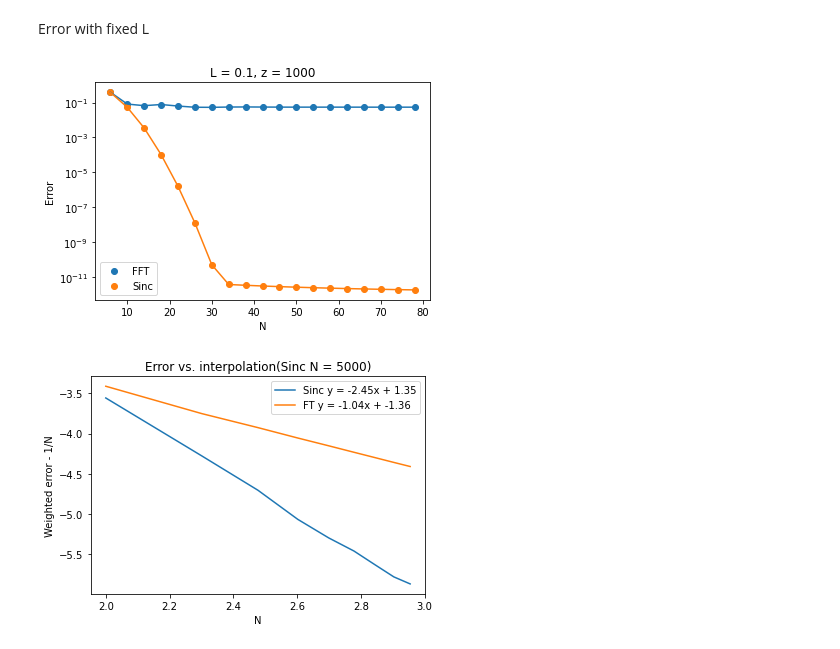
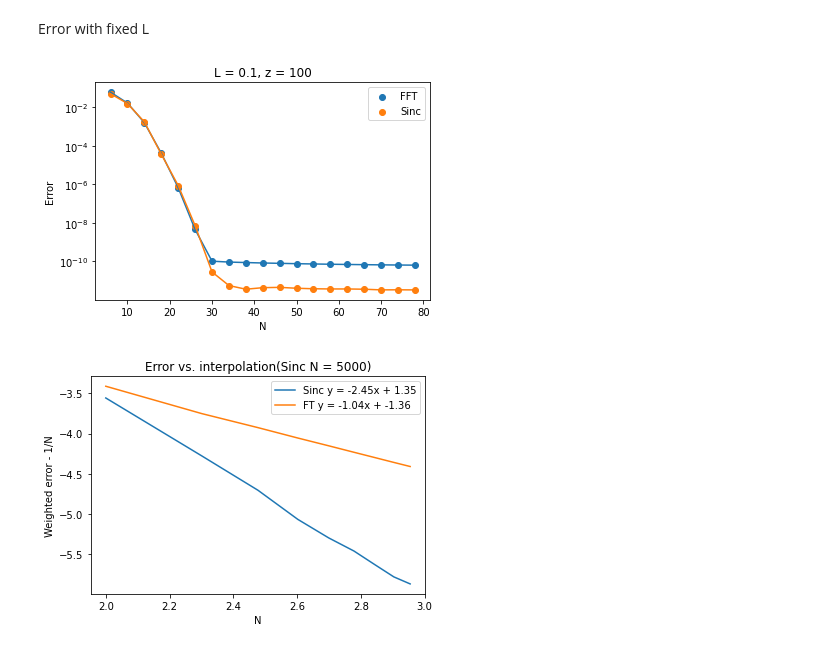
Before and after one commit to TeddyMeissner/Diffraction-Integral, a Jupyter notebook: Code/comparison_plots.ipynb, the cells around one changed output. Saved outputs shown, nothing was run; the diff lists cells and outputs as text; code cells hidden in the pictures.

```diff
--- a/Code/comparison_plots.ipynb
+++ b/Code/comparison_plots.ipynb
@@ -69,7 +69,7 @@ grid_four = []
 for N in range(20,70,4):
     dx = 1e-3
     L = N*dx
-    z = 500
+    z = 100
     lam = 1e-6
     initial = gaussian(L,N,lam,z)
 
@@ -108,37 +108,37 @@ grid_N = []
 for N in range(6,80,4):
     L = 1e-1
     dx = L/N
-    z = 1000
+    z = 100
     lam = 1e-6
 
     initial = gaussian(L,N,lam,z)
 
     solutions = Diffraction(initial,L,N,lam,z)
 
     sinc_sol = solutions.sinc_solution()
 
     analytic_sol = gaussian_analytic(L,N,lam,z)
 
     error_sinc.append(np.linalg.norm(abs(sinc_sol) - abs(analytic_sol))/np.linalg.norm(abs(analytic_sol)))
 
     fft_sol = solutions.fft_solution()
 
     error_fft.append(np.linalg.norm(abs(fft_sol) - abs(analytic_sol))/np.linalg.norm(abs(analytic_sol)))
 
     grid_N.append(N)
 
 plt.plot(grid_N,error_fft)
 plt.scatter(grid_N,error_fft,label = 'FFT')
 plt.plot(grid_N,error_sinc)
 plt.scatter(grid_N,error_sinc,label = 'Sinc')
 plt.title('L = ' + str(L) + ', z = ' + str(z))
 plt.ylabel('Error')
 plt.xlabel('N')
 plt.yscale('log')
 plt.legend()
 plt.show()
 # %% [output]
-[figure, old version]
+[figure, new version]
 # %%
 master_sinc = np.load('saved_data/Master_sinc.npy')
 N= 5000
```
Also changed, not shown: parts of 2 cells of this notebook, 5 other files.
